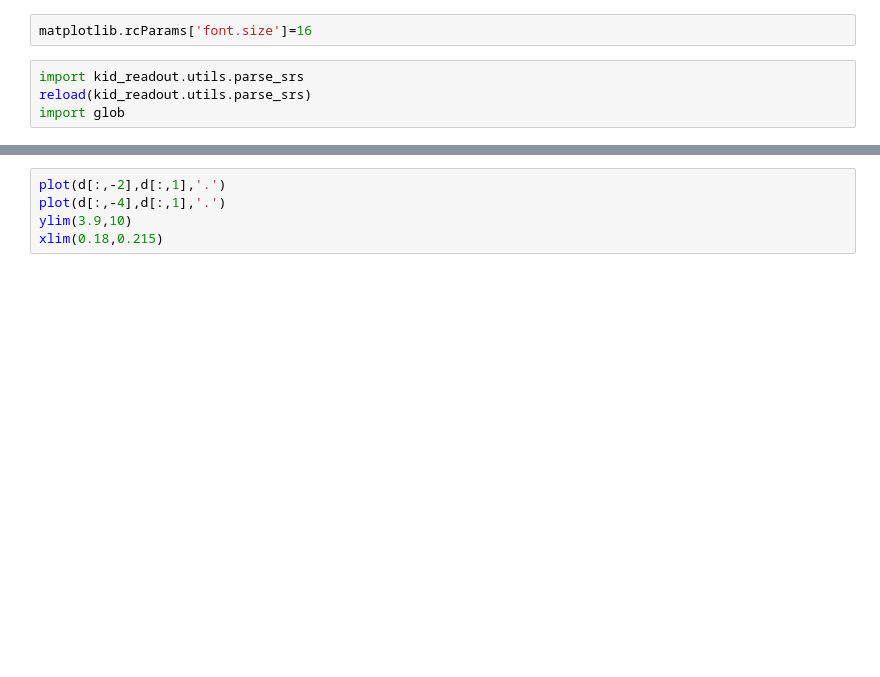
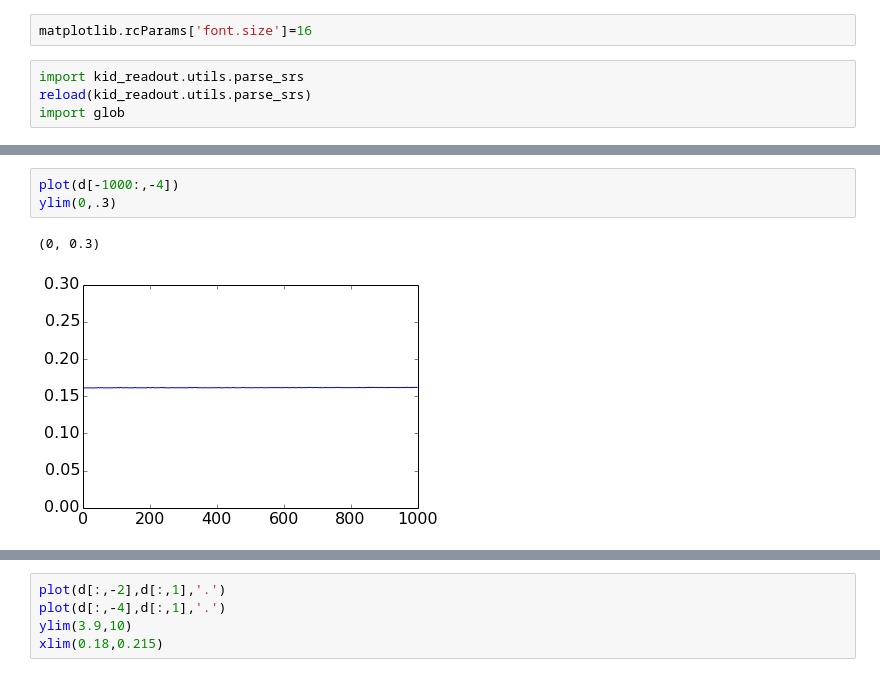
Before and after one commit to gitj/notebooks, a Jupyter notebook: 2014-04-30-temperatures.ipynb, the cells around one changed output, grey strips where cells are left out. Drawn from its saved outputs; the diff is of its cells as text; blank space fills up the shorter version.

```diff
--- a/2014-04-30-temperatures.ipynb
+++ b/2014-04-30-temperatures.ipynb
@@ -37,0 +54,6 @@ plot(dt[since:],d[since:,-4])
+# %%
+plot(d[-1000:,-4])
+ylim(0,.3)
+# %% [output]
+(0, 0.3)
+[figure, added]
```
Also changed, not shown: parts of 13 cells of this notebook, 17 other files.
